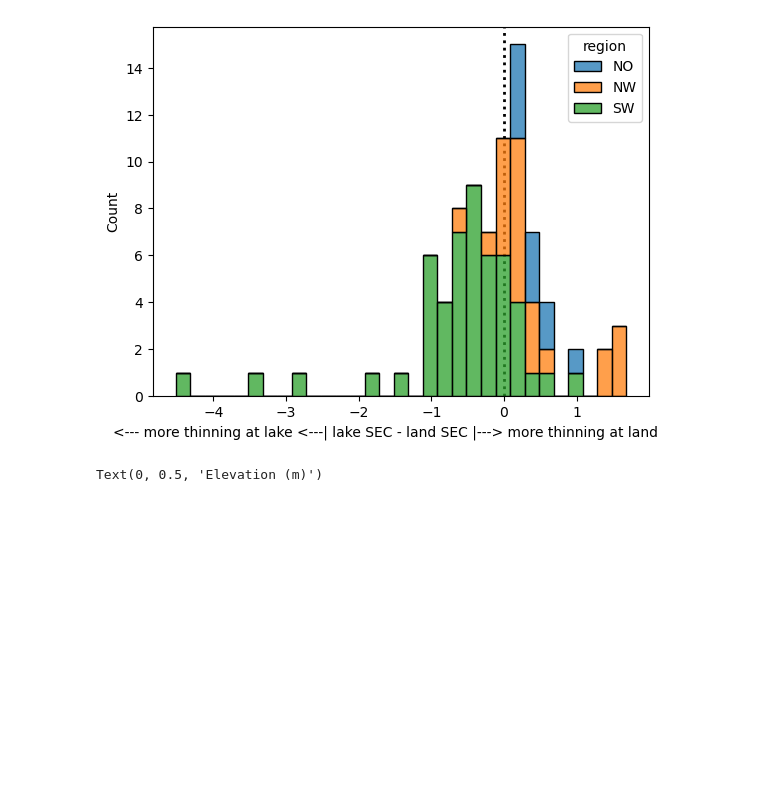
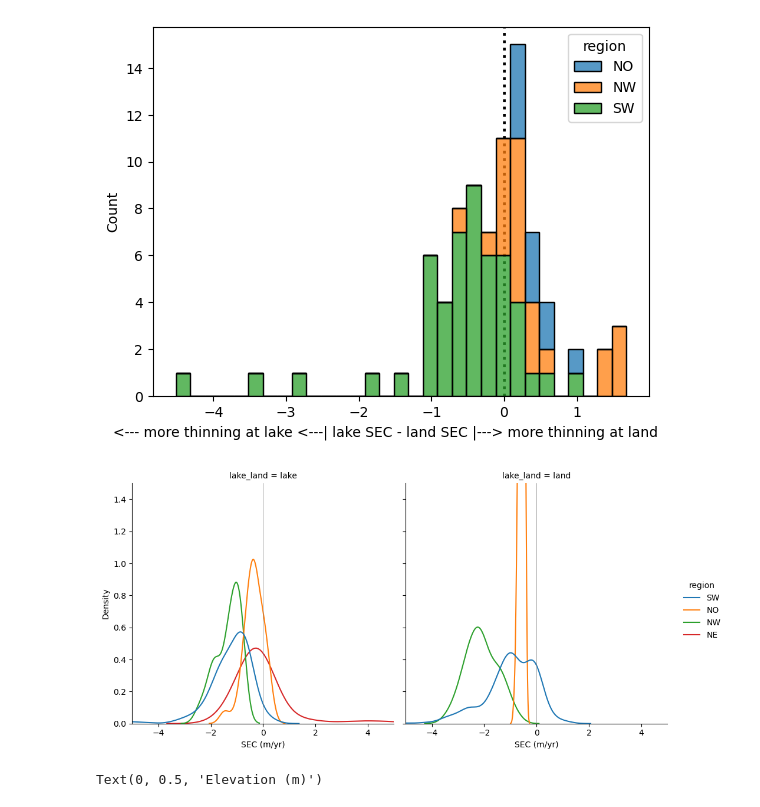
Before and after one commit to tlohde/lake-terminating-glaciers, a Jupyter notebook: src/jan25Update.ipynb, the cells around one changed output. Drawn from its saved outputs; the diff is of its cells as text; code cells hidden in the pictures; blank space fills up the shorter version.

Commit message:
added plotting code for velocity

```diff
--- a/src/jan25Update.ipynb
+++ b/src/jan25Update.ipynb
@@ -538,6 +538,24 @@ ax.set_xlabel('<--- more thinning at lake <---| lake SEC - land SEC |---> more t
 # %% [output]
 Text(0.5, 0, '<--- more thinning at lake <---| lake SEC - land SEC |---> more thinning at land --->')
 [figure]
+# %%
+# fig, ax = plt.subplots()
+fg = sns.displot(samples.loc[samples['where']=='greenland'].sample(1000),
+                 x='slope',
+                 hue='region',
+                 common_norm=False,
+                 kind='kde',
+                 col='lake_land',
+                 col_order=['lake', 'land'])
+
+fg.set(ylim=(0, 1.5),
+       xlim=(-5, 5),
+       xlabel=('SEC (m/yr)'))
+
+for ax in fg.axes.flat:
+    ax.axvline(0, c='gray', lw=0.5)
+# %% [output]
+[figure, added]
 # %%
 # scatter of lake vs land SEC for coloured by elevation, symbolised by greenland/iceland
 
```
Also changed, not shown: parts of 19 cells of this notebook, 6 other files.
